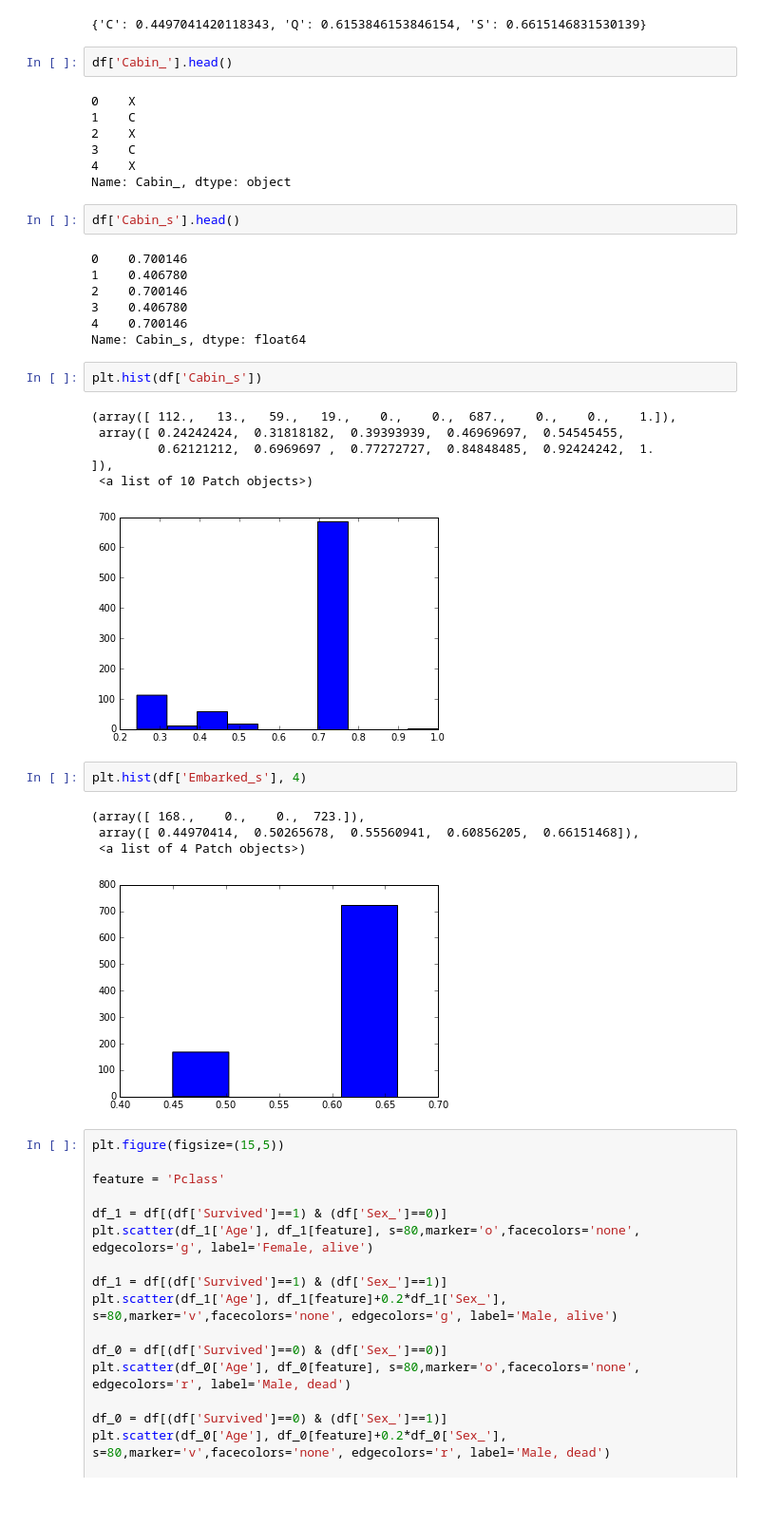
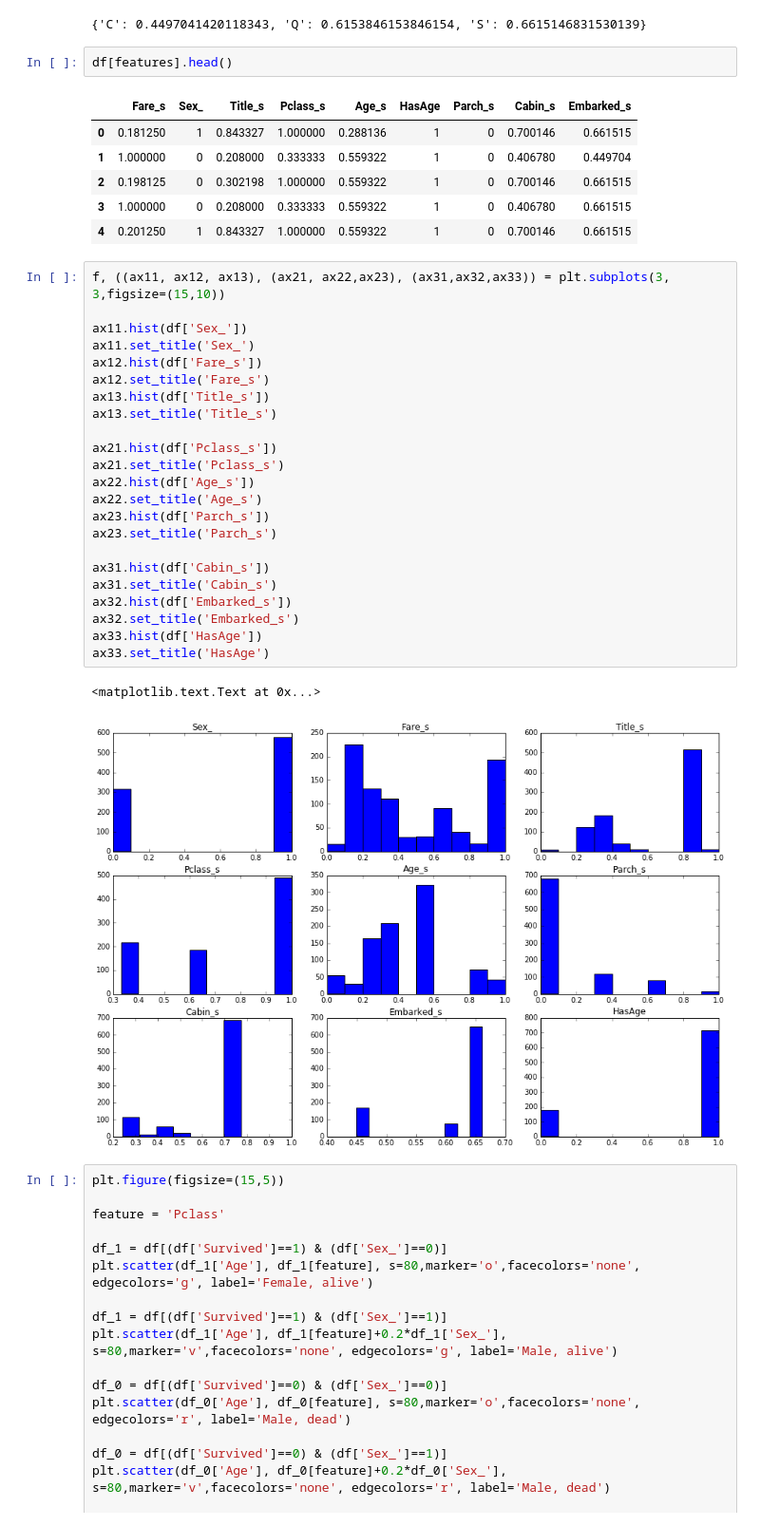
Before and after one commit to liufuyang/titanic, a Jupyter notebook: Fuyang_LR_0-1_5order_model-IT2-all-features.ipynb, the cells around one changed output. Shown at 95% size. Drawn from its saved outputs; the diff is of its cells as text; blank space fills up the shorter version.

```diff
--- a/Fuyang_LR_0-1_5order_model-IT2-all-features.ipynb
+++ b/Fuyang_LR_0-1_5order_model-IT2-all-features.ipynb
@@ -166,38 +143,40 @@ embarked_mapping
 # %% [output]
 {'C': 0.4497041420118343, 'Q': 0.6153846153846154, 'S': 0.6615146831530139}
 # %%
-df['Cabin_'].head()
+df[features].head()
 # %% [output]
-0    X
-1    C
-2    X
-3    C
-4    X
-Name: Cabin_, dtype: object
+|  | Fare_s | Sex_ | Title_s | Pclass_s | Age_s | HasAge | Parch_s | Cabin_s | Embarked_s |
+| 0 | 0.181250 | 1 | 0.843327 | 1.000000 | 0.288136 | 1 | 0 | 0.700146 | 0.661515 |
+| 1 | 1.000000 | 0 | 0.208000 | 0.333333 | 0.559322 | 1 | 0 | 0.406780 | 0.449704 |
+| 2 | 0.198125 | 0 | 0.302198 | 1.000000 | 0.559322 | 1 | 0 | 0.700146 | 0.661515 |
+| 3 | 1.000000 | 0 | 0.208000 | 0.333333 | 0.559322 | 1 | 0 | 0.406780 | 0.661515 |
+| 4 | 0.201250 | 1 | 0.843327 | 1.000000 | 0.559322 | 1 | 0 | 0.700146 | 0.661515 |
-# %%
-df['Cabin_s'].head()
-# %% [output]
-0    0.700146
-1    0.406780
-2    0.700146
-3    0.406780
-4    0.700146
-Name: Cabin_s, dtype: float64
-# %%
-plt.hist(df['Cabin_s'])
-# %% [output]
-(array([ 112.,   13.,   59.,   19.,    0.,    0.,  687.,    0.,    0.,    1.]),
- array([ 0.24242424,  0.31818182,  0.39393939,  0.46969697,  0.54545455,
-         0.62121212,  0.6969697 ,  0.77272727,  0.84848485,  0.92424242,  1.        ]),
- <a list of 10 Patch objects>)
-[figure, removed]
-# %%
-plt.hist(df['Embarked_s'], 4)
-# %% [output]
-(array([ 168.,    0.,    0.,  723.]),
- array([ 0.44970414,  0.50265678,  0.55560941,  0.60856205,  0.66151468]),
- <a list of 4 Patch objects>)
-[figure, removed]
+# %%
+f, ((ax11, ax12, ax13), (ax21, ax22,ax23), (ax31,ax32,ax33)) = plt.subplots(3, 3,figsize=(15,10))
+
+ax11.hist(df['Sex_'])
+ax11.set_title('Sex_')
+ax12.hist(df['Fare_s'])
+ax12.set_title('Fare_s')
+ax13.hist(df['Title_s'])
+ax13.set_title('Title_s')
+
+ax21.hist(df['Pclass_s'])
+ax21.set_title('Pclass_s')
+ax22.hist(df['Age_s'])
+ax22.set_title('Age_s')
+ax23.hist(df['Parch_s'])
+ax23.set_title('Parch_s')
+
+ax31.hist(df['Cabin_s'])
+ax31.set_title('Cabin_s')
+ax32.hist(df['Embarked_s'])
+ax32.set_title('Embarked_s')
+ax33.hist(df['HasAge'])
+ax33.set_title('HasAge')
+# %% [output]
+<matplotlib.text.Text at 0x...>
+[figure, added]
 # %%
 plt.figure(figsize=(15,5))
 
```
Also changed, not shown: parts of 3 cells of this notebook.
